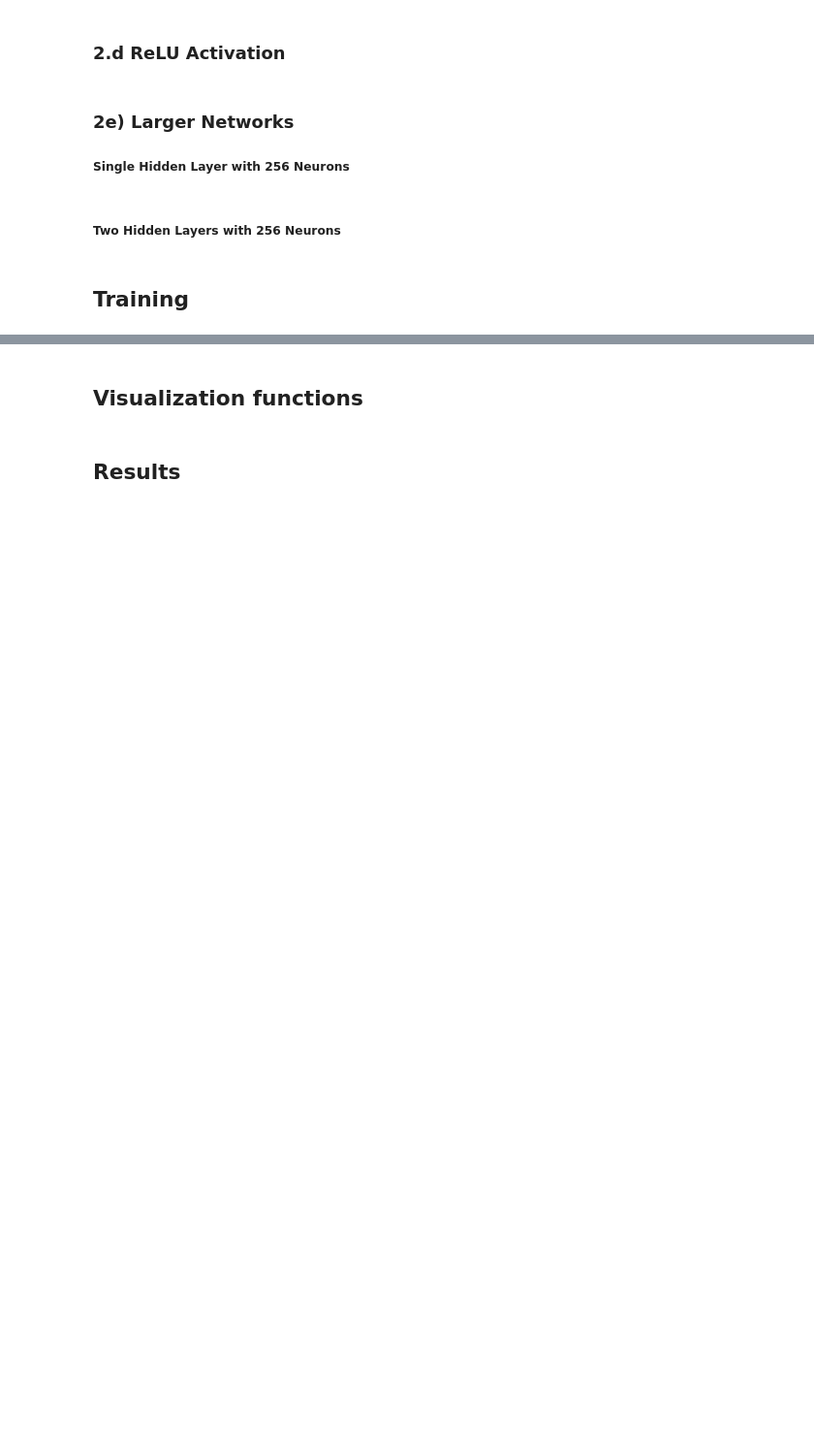
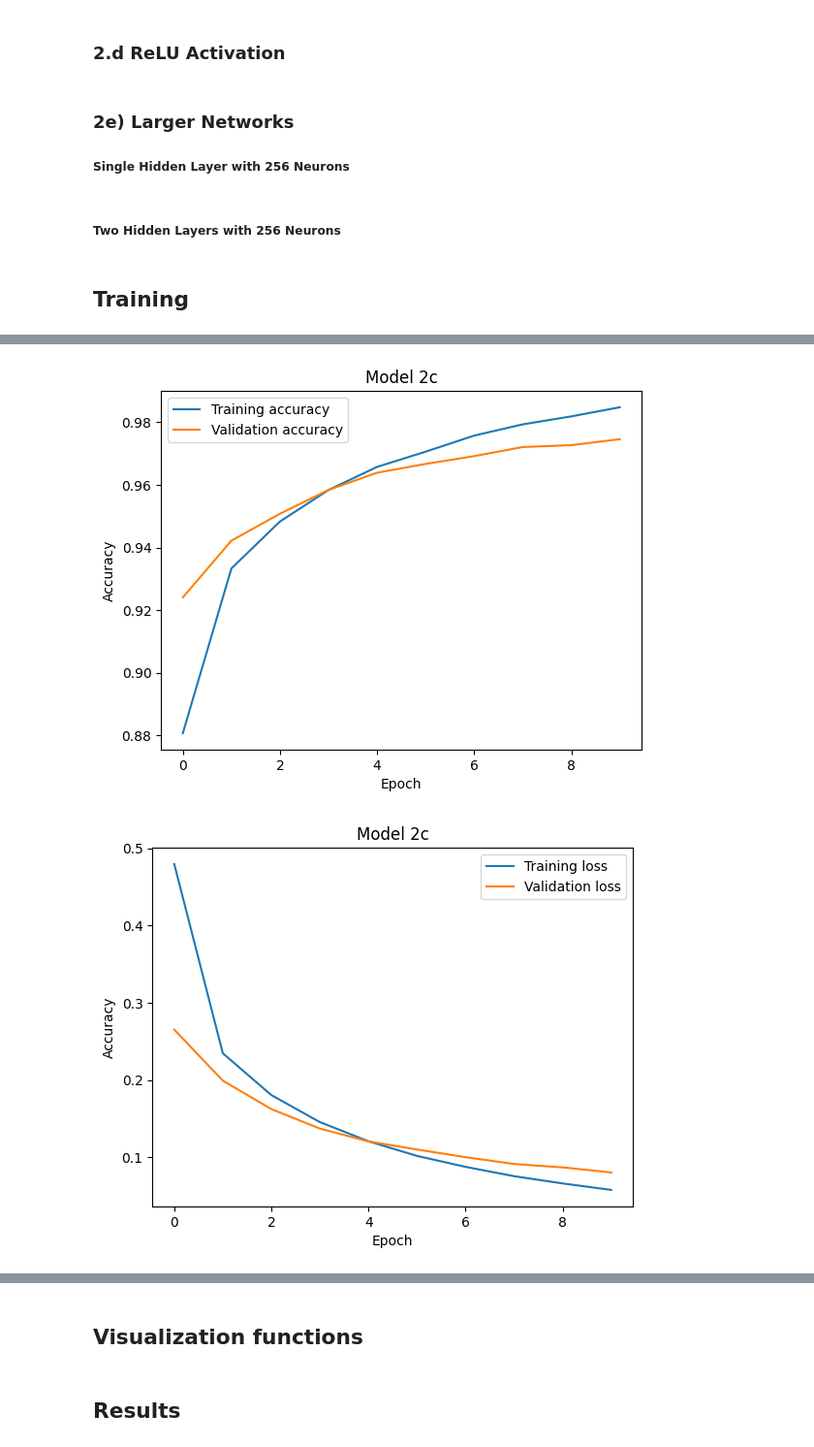
Before and after one commit to victorandre957/NOIA-Trabalho-1, a Jupyter notebook: Trabalho_1.ipynb, the cells around one changed output, grey strips where cells are left out. Shown at 97% size. Saved outputs shown, nothing was run; the diff lists cells and outputs as text; code cells hidden in the pictures; blank space fills up the shorter version.

```diff
--- a/Trabalho_1.ipynb
+++ b/Trabalho_1.ipynb
@@ -156,3 +189,8 @@ Epoch 10/10
+# %%
+plot_history(history_2c, '2c')
+# %% [output]
+[figure, added]
+[figure, added]
 # %%
 history_2d = model_2d.fit(x_train, y_train, validation_data=(x_test, y_test), epochs=10, batch_size=64)
 # %% [output]
```
Also changed, not shown: parts of 21 cells of this notebook.
